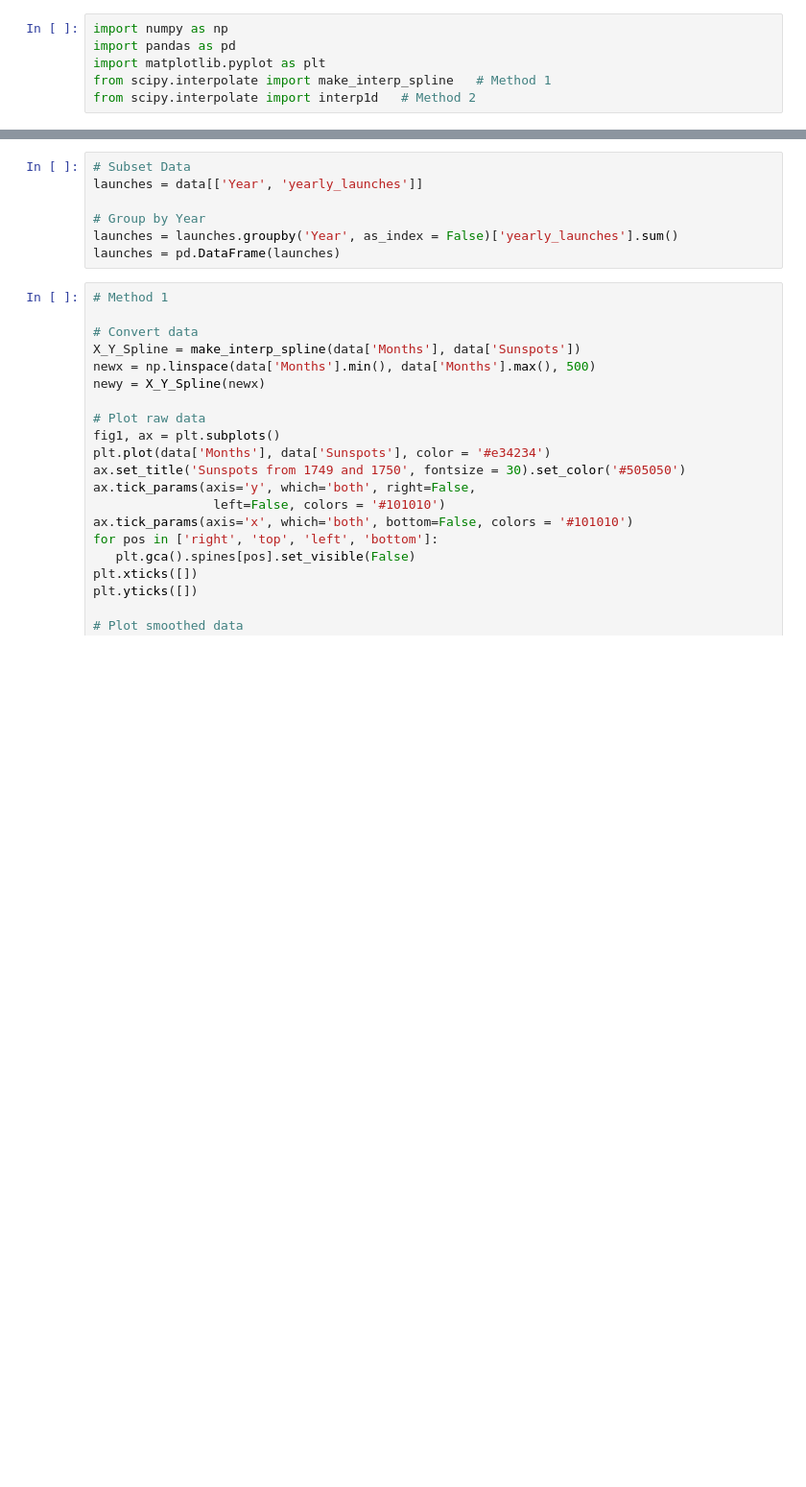
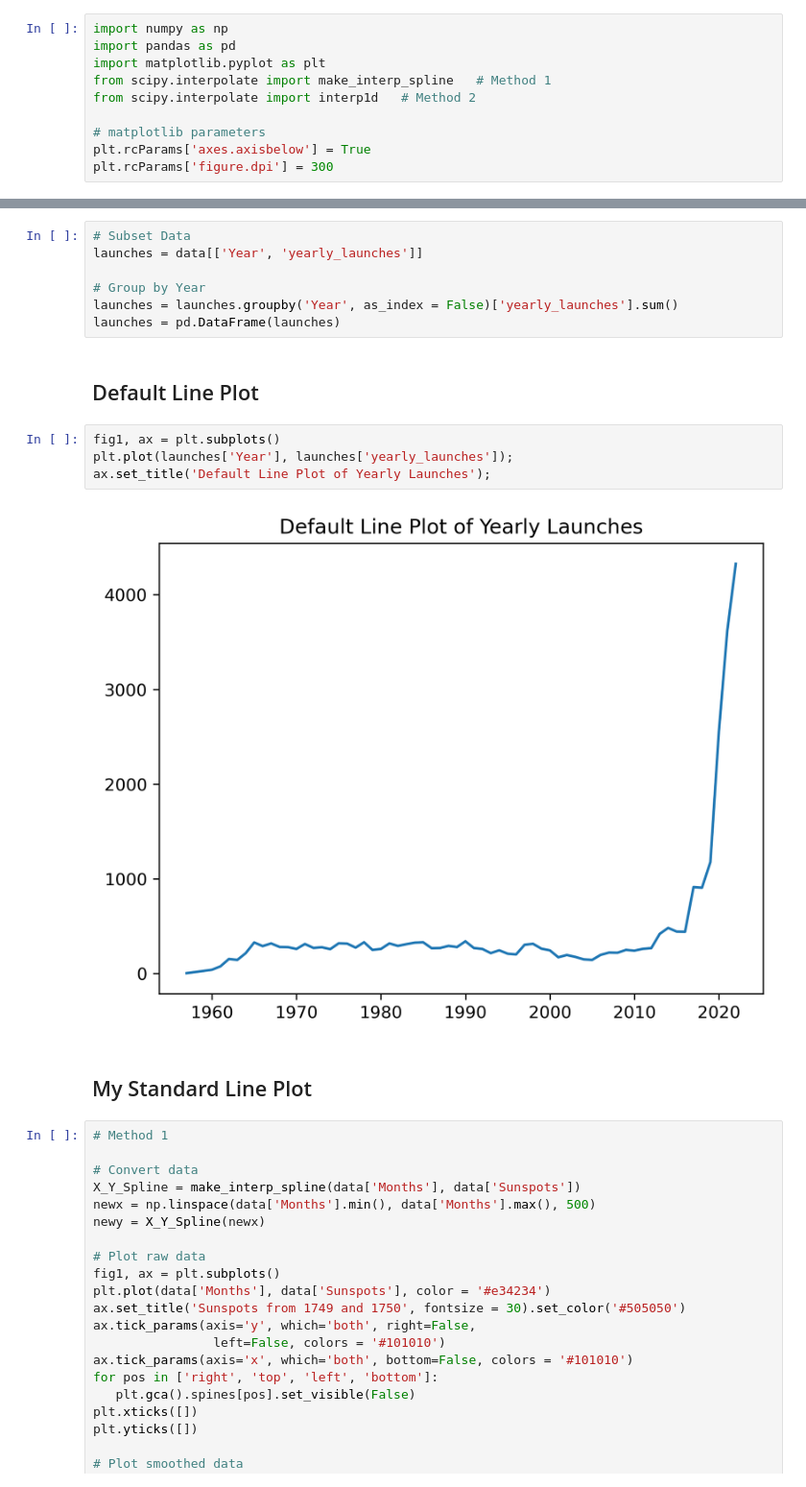
Before and after one commit to davidmvermillion/VisualExplorations, a Jupyter notebook: MatplotlibLineChart.ipynb, the cells around one changed output, grey strips where cells are left out. Shown: that part at 96% size. Cells and saved outputs as stored; diff of their text form; blank space fills up the shorter version.

Commit message:
Default Plot

```diff
--- a/MatplotlibLineChart.ipynb
+++ b/MatplotlibLineChart.ipynb
@@ -11,6 +11,10 @@ import pandas as pd
 import matplotlib.pyplot as plt
 from scipy.interpolate import make_interp_spline   # Method 1
 from scipy.interpolate import interp1d   # Method 2
+
+# matplotlib parameters
+plt.rcParams['axes.axisbelow'] = True
+plt.rcParams['figure.dpi'] = 300
 # %% [markdown]
 ## Read Data
 # %%
@@ -25,6 +29,16 @@ launches = data[['Year', 'yearly_launches']]
 # Group by Year
 launches = launches.groupby('Year', as_index = False)['yearly_launches'].sum()
 launches = pd.DataFrame(launches)
+# %% [markdown]
+## Default Line Plot
+# %%
+fig1, ax = plt.subplots()
+plt.plot(launches['Year'], launches['yearly_launches']);
+ax.set_title('Default Line Plot of Yearly Launches');
+# %% [output]
+[figure, added]
+# %% [markdown]
+## My Standard Line Plot
 # %%
 # Method 1
 
```
